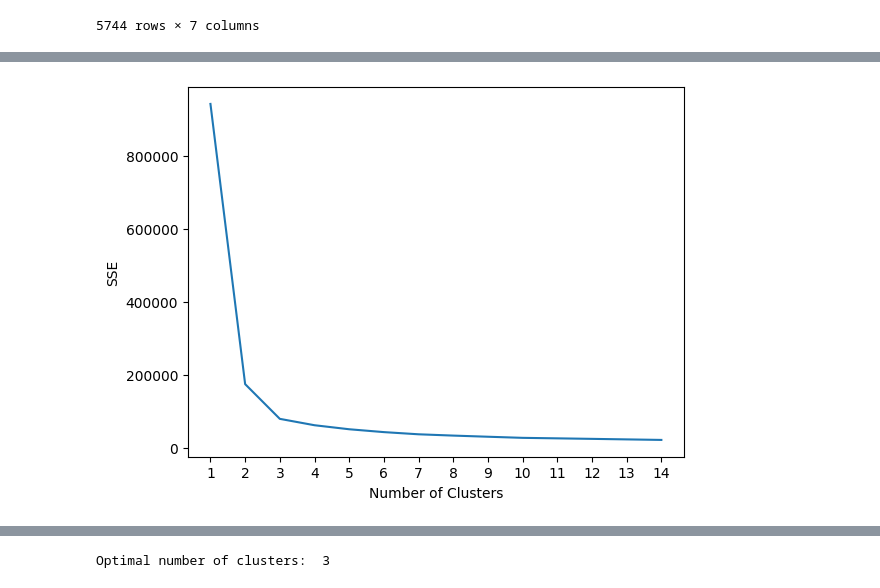
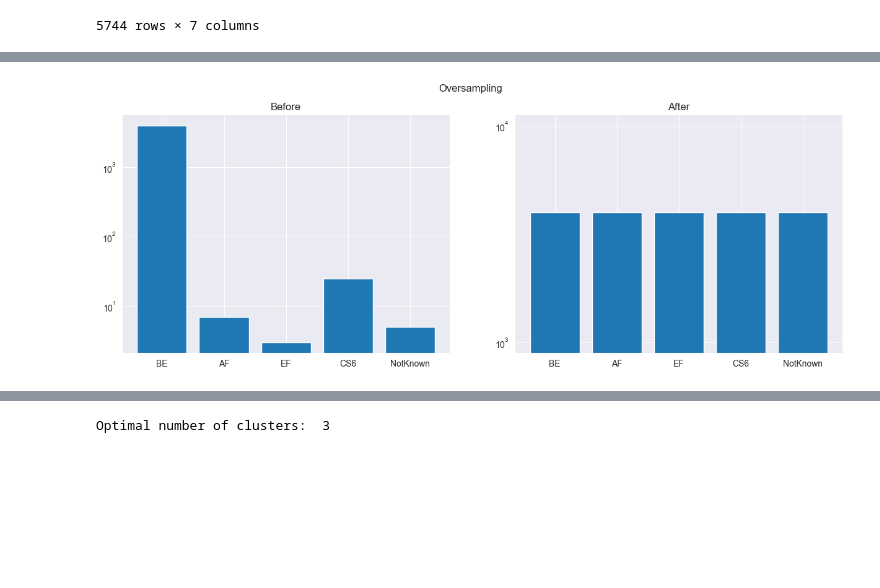
Before and after one commit to ericrubia99/NBD_Lab, a Jupyter notebook: Project.ipynb, the cells around one changed output, grey strips where cells are left out. Cells and saved outputs as stored; diff of their text form; code cells hidden in the pictures; blank space fills up the shorter version.

```diff
--- a/Project.ipynb
+++ b/Project.ipynb
@@ -1169,3 +1141,23 @@ Distribution of the labels after oversampling:  Counter({'BE': 3980, 'AF': 3980,
+# %%
+oversample = SMOTE(sampling_strategy={0:sum(y_train==1),
+                                      2:sum(y_train==1),
+                                      4:sum(y_train==1),
+                                      3:sum(y_train==1)},k_neighbors=2)
+X_over, Y_over = oversample.fit_resample(x_train, y_train)
+
+before_oversampling = Counter(le.inverse_transform(y_train))
+
+fig, axes = plt.subplots(1, 2, figsize=(15, 5))
+
+for ax, sample, title in zip(axes, [Counter(le.inverse_transform(y_train)), Counter(le.inverse_transform(Y_over))], ["Before", "After"]):
+    ax.bar(x=list(sample.keys()), height=sample.values())
+    ax.set_yscale("log")
+    ax.set_title(title)
+
+fig.suptitle("Oversampling")
+fig.savefig("out/oversampling.png", format="png")
+# %% [output]
+[figure, added]
 # %%
 kmeans_kwargs = {
     "init": "k-means++",
@@ -1182,11 +1174,7 @@ for k in range(1, 15):
     kmeans.fit(X_over)
     sse.append(kmeans.inertia_)
 
-# DA SISTEMARE
-plt.plot(range(1, 15), sse)
-plt.xticks(range(1, 15))
-plt.xlabel("Number of Clusters")
-plt.ylabel("SSE")
-plt.show()
+kl = KneeLocator(
+    range(1, 15), sse, curve="convex", direction="decreasing", interp_method= "interp1d"
+)
+opt = kl.elbow
-# %% [output]
-[figure, removed]
```
Also changed, not shown: parts of 27 cells of this notebook, 1 other file.
